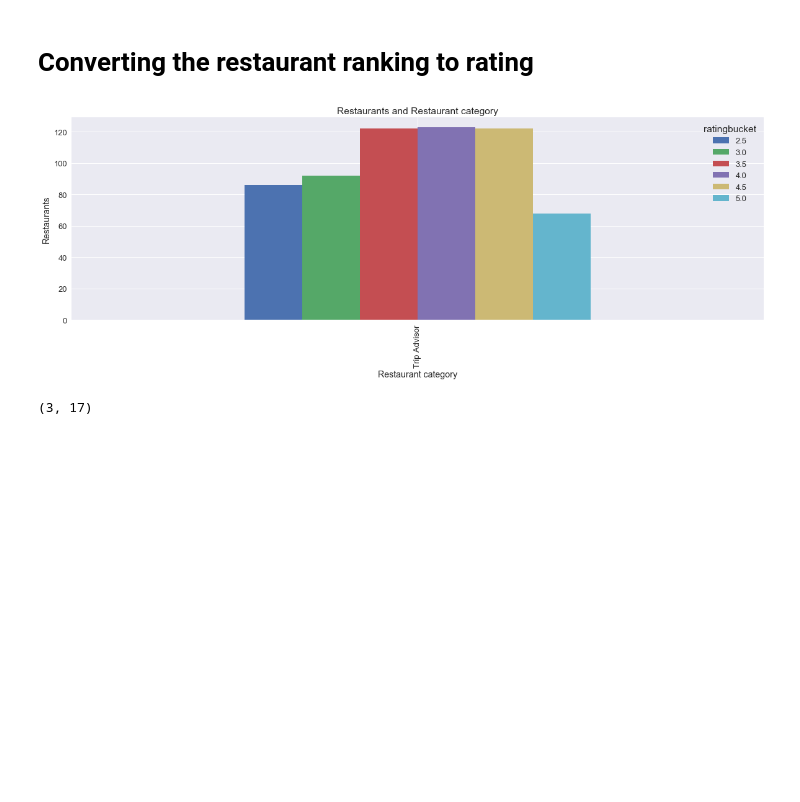
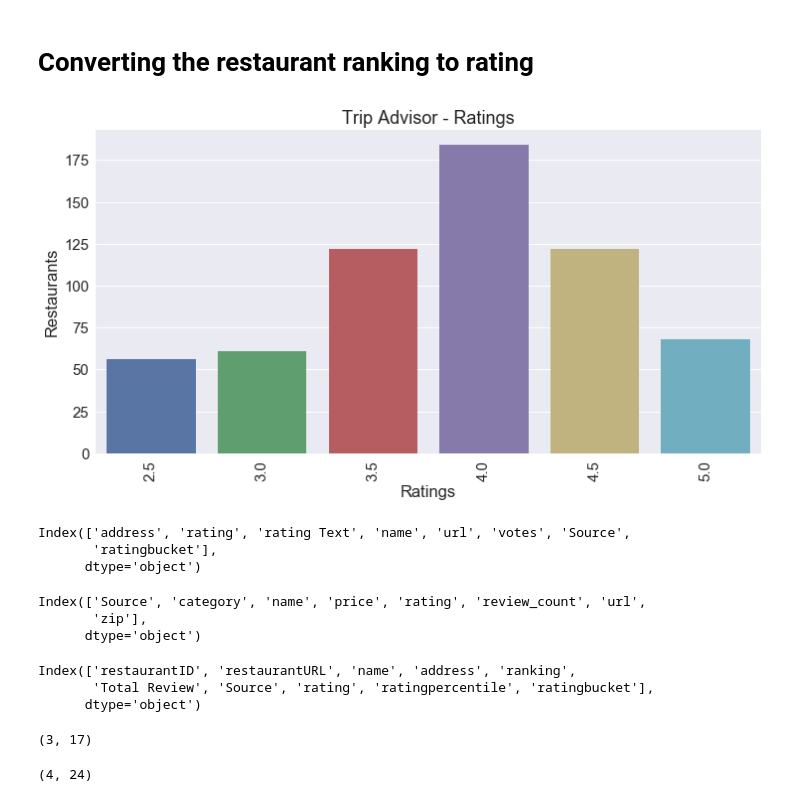
Before and after one commit to imjuoy/HungryGator, a Jupyter notebook: src/Final_Collated_Source_Code.ipynb, the cells around one changed output. Drawn from its saved outputs; the diff is of its cells as text; code cells hidden in the pictures; blank space fills up the shorter version.

```diff
--- a/src/Final_Collated_Source_Code.ipynb
+++ b/src/Final_Collated_Source_Code.ipynb
@@ -247,0 +260,16 @@ plt.show()
+# %%
+sns.set(font_scale= 1.5)
+fig, ax = plt.subplots(figsize=(12,6))
+sns.countplot(ax = ax, x='price', data=yelp)
+
+ax = plt.gca()
+
+ax.set_xticklabels(['\$','\$$','\$$\$', '\$\$\$$'])
+plt.title('Yelp - Price')
+plt.xlabel('Ratings')
+plt.ylabel('Restaurants')
+
+#ax.set_xticklabels(labels)
+
+plt.xticks(rotation=90)
+plt.show()
@@ -280,23 +326,48 @@ ta['rating'] = ta['rating'].astype(float)/3600
 ta['ratingpercentile'] = pd.qcut(ta.rating,100, labels=False)
 # %%
 ta['ratingbucket'] = np.where(ta.rating.isnull(), np.nan, 5.0)
+
+# Top 10 percentile with rating 5
 ta['ratingbucket'][ta['ratingpercentile'] > 10] = 4.5
+# 10-30 percentile with 4.5
 ta['ratingbucket'][ta['ratingpercentile'] > 30] = 4.0
-ta['ratingbucket'][ta['ratingpercentile'] > 50] = 3.5
-ta['ratingbucket'][ta['ratingpercentile'] > 70] = 3.0
-ta['ratingbucket'][ta['ratingpercentile'] > 85] = 2.5
+# 30 -60 with 3.5
+ta['ratingbucket'][ta['ratingpercentile'] > 60] = 3.5
+# 60 - 80 with 3.0
+ta['ratingbucket'][ta['ratingpercentile'] > 80] = 3.0
+# 80 - 90 with 2.5
+ta['ratingbucket'][ta['ratingpercentile'] > 90] = 2.5
 # %%
 ta = ta.sort_values('rating', ascending=False)
 
-sns.set(font_scale=1.3)
-fig, ax = plt.subplots(figsize=(20,6))
-pd.crosstab(ta.Source,ta.ratingbucket).plot(ax=ax, kind='bar')
-plt.title('Restaurants and Restaurant category')
-plt.xlabel('Restaurant category')
+sns.set(font_scale= 1.5)
+fig, ax = plt.subplots(figsize=(12,6))
+sns.countplot(ax = ax, x='ratingbucket', data=ta)
+plt.title('Trip Advisor - Ratings')
+plt.xlabel('Ratings')
 plt.ylabel('Restaurants')
+plt.xticks(rotation=90)
 plt.show()
 # %% [output]
-[figure, old version]
+[figure, new version]
+# %%
+zomato.columns
+# %% [output]
+Index(['address', 'rating', 'rating Text', 'name', 'url', 'votes', 'Source',
+       'ratingbucket'],
+      dtype='object')
+# %%
+yelp.columns
+# %% [output]
+Index(['Source', 'category', 'name', 'price', 'rating', 'review_count', 'url',
+       'zip'],
+      dtype='object')
+# %%
+ta.columns
+# %% [output]
+Index(['restaurantID', 'restaurantURL', 'name', 'address', 'ranking',
+       'Total Review', 'Source', 'rating', 'ratingpercentile', 'ratingbucket'],
+      dtype='object')
 # %%
 zomato.columns = ['zomato_Address', 'zomato_rating', 'zomato_Rating Text', 'name', 'zomato_Url', 'zomato_Votes',
        'zomato_Source','zomato_ratingbucket']
@@ -313,3 +384,7 @@ comb.shape
 (3, 17)
 # %%
 comb2 = pd.merge(comb, yelp, how = 'inner', on = 'name')
+
+comb2.shape
+# %% [output]
+(4, 24)
```
Also changed, not shown: parts of 16 cells of this notebook.
